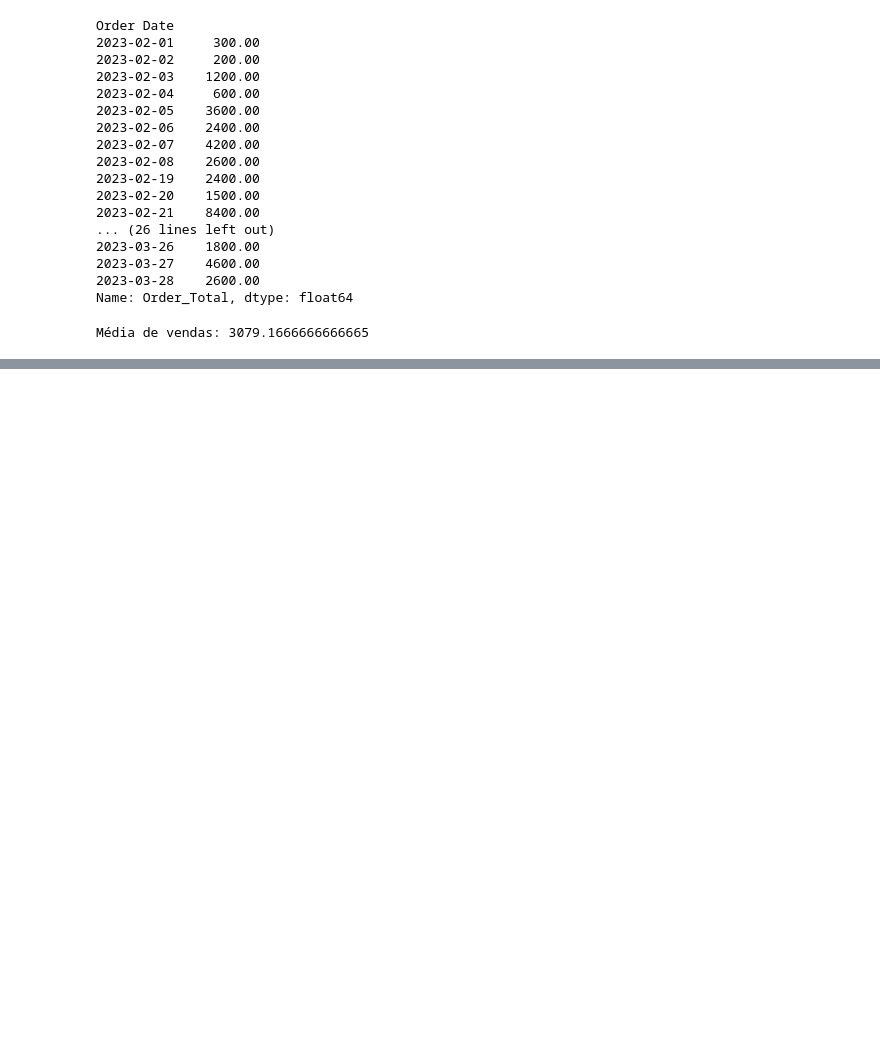
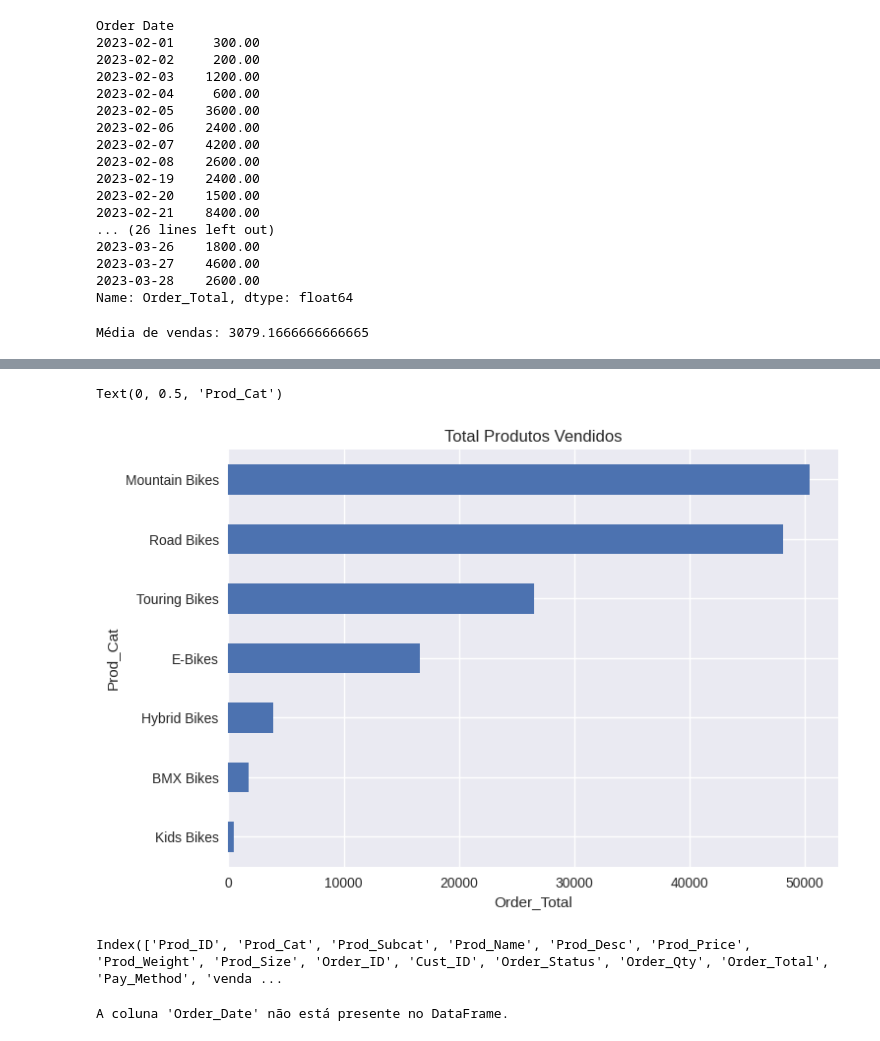
Before and after one commit to cibelemoraes/Ci-ncia-de-dados, a Jupyter notebook: Análise_Exploratória_Pandas.ipynb, the cells around one changed output, grey strips where cells are left out. Cells and saved outputs as stored; diff of their text form; code cells hidden in the pictures; blank space fills up the shorter version.

```diff
--- a/Análise_Exploratória_Pandas.ipynb
+++ b/Análise_Exploratória_Pandas.ipynb
@@ -66,4 +66,5 @@ df['Order_Total'].sum()
 147800.0
 # %%
 #qual o valor total de vendas
-df["vendas"] = df['Prod_Price'].mul(df["Order_Qty"])
+totaldevendas = df["vendas"] = df['Prod_Price'].mul(df["Order_Qty"])
+print(totaldevendas)
@@ -102,0 +136,20 @@ Média de vendas: 3079.1666666666665
+# %%
+#Gráfico total de produtos vendidos
+df.groupby("Prod_Cat")["Order_Total"].sum().sort_values(ascending=True).plot.barh(title="Total Produtos Vendidos")
+plt.xlabel("Order_Total")
+plt.ylabel("Prod_Cat")
+# %% [output]
+Text(0, 0.5, 'Prod_Cat')
+[figure, added]
+# %%
+print(df.columns)
+# %% [output]
+Index(['Prod_ID', 'Prod_Cat', 'Prod_Subcat', 'Prod_Name', 'Prod_Desc', 'Prod_Price', 'Prod_Weight', 'Prod_Size', 'Order_ID', 'Cust_ID', 'Order_Status', 'Order_Qty', 'Order_Total', 'Pay_Method', 'venda ...
+# %%
+if 'Order_Date' in df.columns:
+    df['Order_Date'] = pd.to_datetime(df['Order_Date'])
+    print("Coluna 'Order_Date' convertida para tipo de dados de data.")
+else:
+    print("A coluna 'Order_Date' não está presente no DataFrame.")
+# %% [output]
+A coluna 'Order_Date' não está presente no DataFrame.
```
Also changed, not shown: parts of 7 cells of this notebook.
